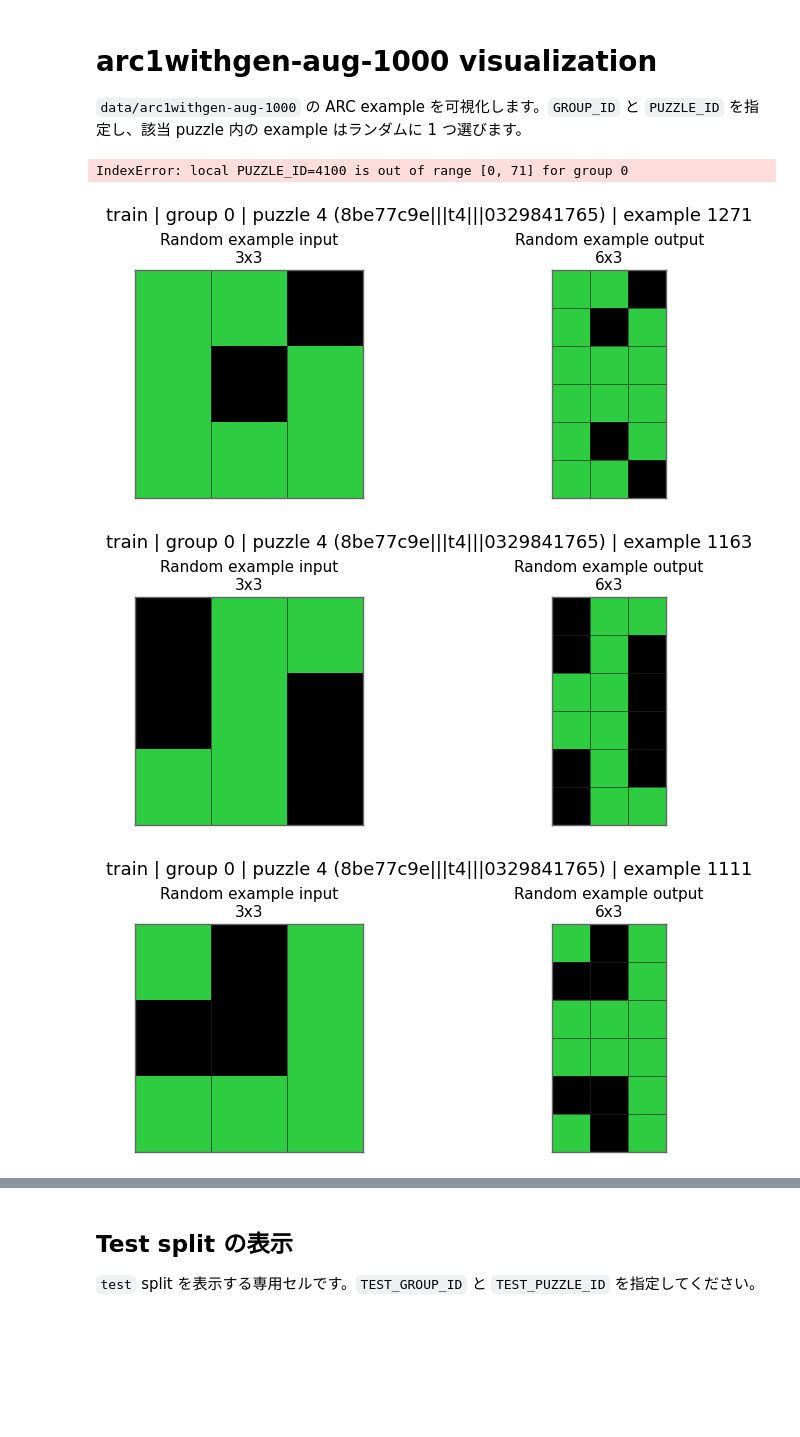
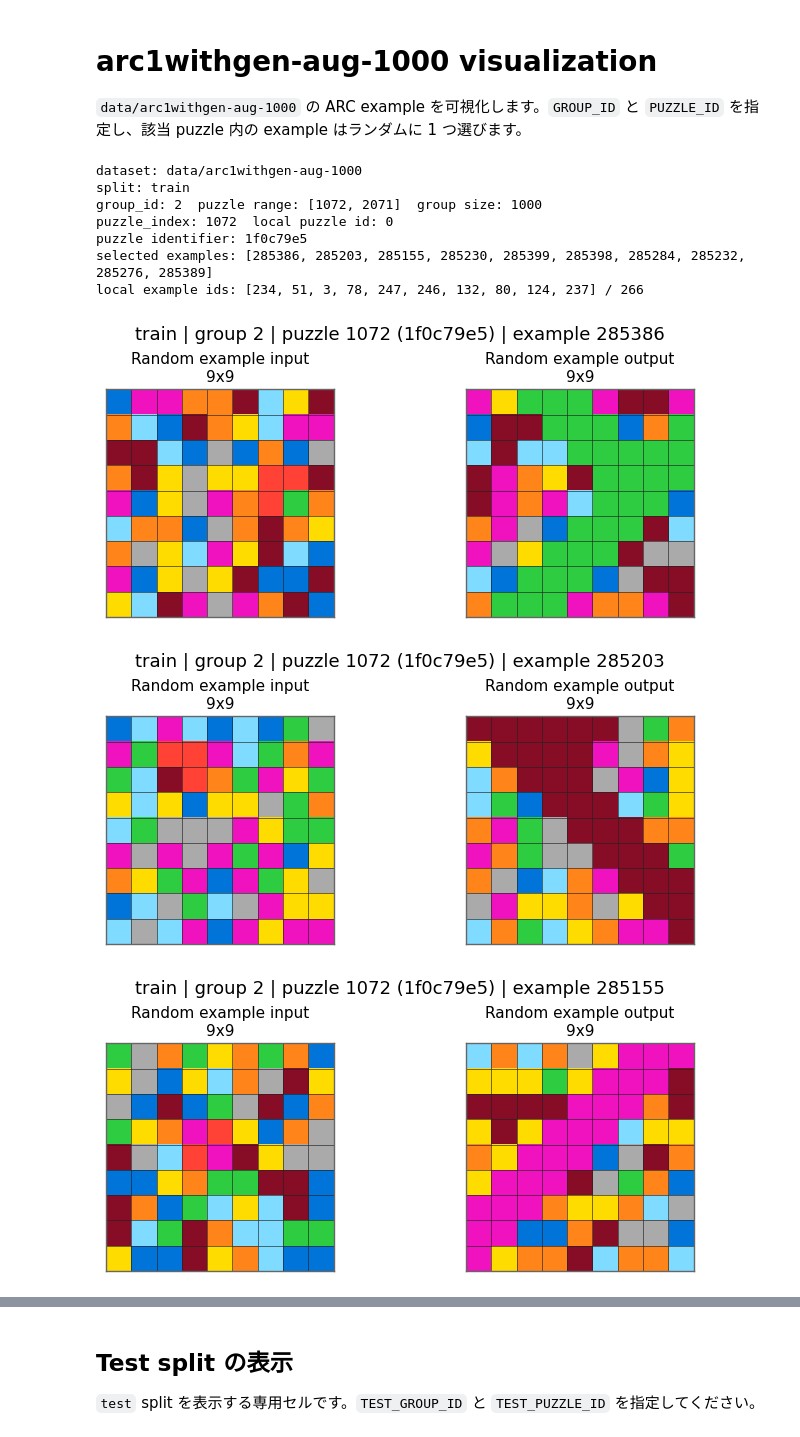
Before and after one commit to KotShinZ/SURM, a Jupyter notebook: visualize_arc1withgen_aug_1000.ipynb, the cells around one changed output, grey strips where cells are left out. Cells and saved outputs as stored; diff of their text form; code cells hidden in the pictures; blank space fills up the shorter version.

```diff
--- a/visualize_arc1withgen_aug_1000.ipynb
+++ b/visualize_arc1withgen_aug_1000.ipynb
@@ -15,16 +15,18 @@ DATASET_DIR = Path("data/arc1withgen-aug-1000")
 
 # ここを変更してください
 SPLIT = "train"        # "train" or "test"
-GROUP_ID = 1           # 0-based group id
+GROUP_ID = 5           # 0-based group id
 PUZZLE_ID = 0          # group 内 local puzzle id。PUZZLE_ID_MODE="absolute" なら split 全体の puzzle index
 PUZZLE_ID_MODE = "local"  # "local", "absolute", or "auto"
 NUM_EXAMPLES = 10       # 表示するランダム example 数
 RANDOM_SEED = None     # None なら毎回ランダム。整数なら再現可能
+AUGMENT_BLACK_WITH_UNUSED_COLORS = True  # 表示時に token id=2 の黒を未使用色へランダム置換
 # %%
 ARC_TOKEN_PAD = 0
 ARC_TOKEN_EOS = 1
 ARC_TOKEN_COLOR_OFFSET = 2
 ARC_NUM_COLORS = 10
+ARC_BLACK_COLOR_ID = 0  # decode 後の黒。元 token id では ARC_TOKEN_COLOR_OFFSET + 0 == 2
 
 ARC_COLORS = [
     "#000000",  # 0 black
@@ -200,29 +244,39 @@ print(f"puzzle identifier: {identifier_name(split_data, puzzle_index)}")
 print(f"selected examples: {example_indices}")
 print("local example ids:", [idx - puzzle_start for idx in example_indices], f"/ {puzzle_end - puzzle_start - 1}")
 # %% [output]
-IndexError: local PUZZLE_ID=4100 is out of range [0, 71] for group 0
+dataset: data/arc1withgen-aug-1000
+split: train
+group_id: 2  puzzle range: [1072, 2071]  group size: 1000
+puzzle_index: 1072  local puzzle id: 0
+puzzle identifier: 1f0c79e5
+selected examples: [285386, 285203, 285155, 285230, 285399, 285398, 285284, 285232, 285276, 285389]
+local example ids: [234, 51, 3, 78, 247, 246, 132, 80, 124, 237] / 266
 # %%
 for example_index in example_indices:
-    context_pairs = load_context_pairs_if_available(split_data, example_index)
-    target_input, target_output = load_example_pair(split_data, example_index)
+    context_pairs, (target_input, target_output) = load_display_pairs(
+        split_data,
+        example_index,
+        seed=per_example_seed(RANDOM_SEED, example_index),
+        augment=AUGMENT_BLACK_WITH_UNUSED_COLORS,
+    )
 
     rows = len(context_pairs) + 1
     fig, axes = plt.subplots(rows, 2, figsize=(7.2, max(3.0, 2.9 * rows)), squeeze=False, constrained_layout=True)
 
     for row, (inp, out) in enumerate(context_pairs):
         render_grid(axes[row, 0], inp, f"Context {row} input")
         render_grid(axes[row, 1], out, f"Context {row} output")
 
     render_grid(axes[-1, 0], target_input, "Random example input")
     render_grid(axes[-1, 1], target_output, "Random example output")
 
     title = (
         f"{SPLIT} | group {GROUP_ID} | puzzle {puzzle_index} "
         f"({identifier_name(split_data, puzzle_index)}) | example {example_index}"
     )
     fig.suptitle(title, fontsize=13)
     plt.show()
 # %% [output]
-[figure, old version]
+[figure, new version]
-[figure, old version]
+[figure, new version]
-[figure, old version]
+[figure, new version]
```
Also changed, not shown: parts of 4 cells of this notebook, 1 other file.
